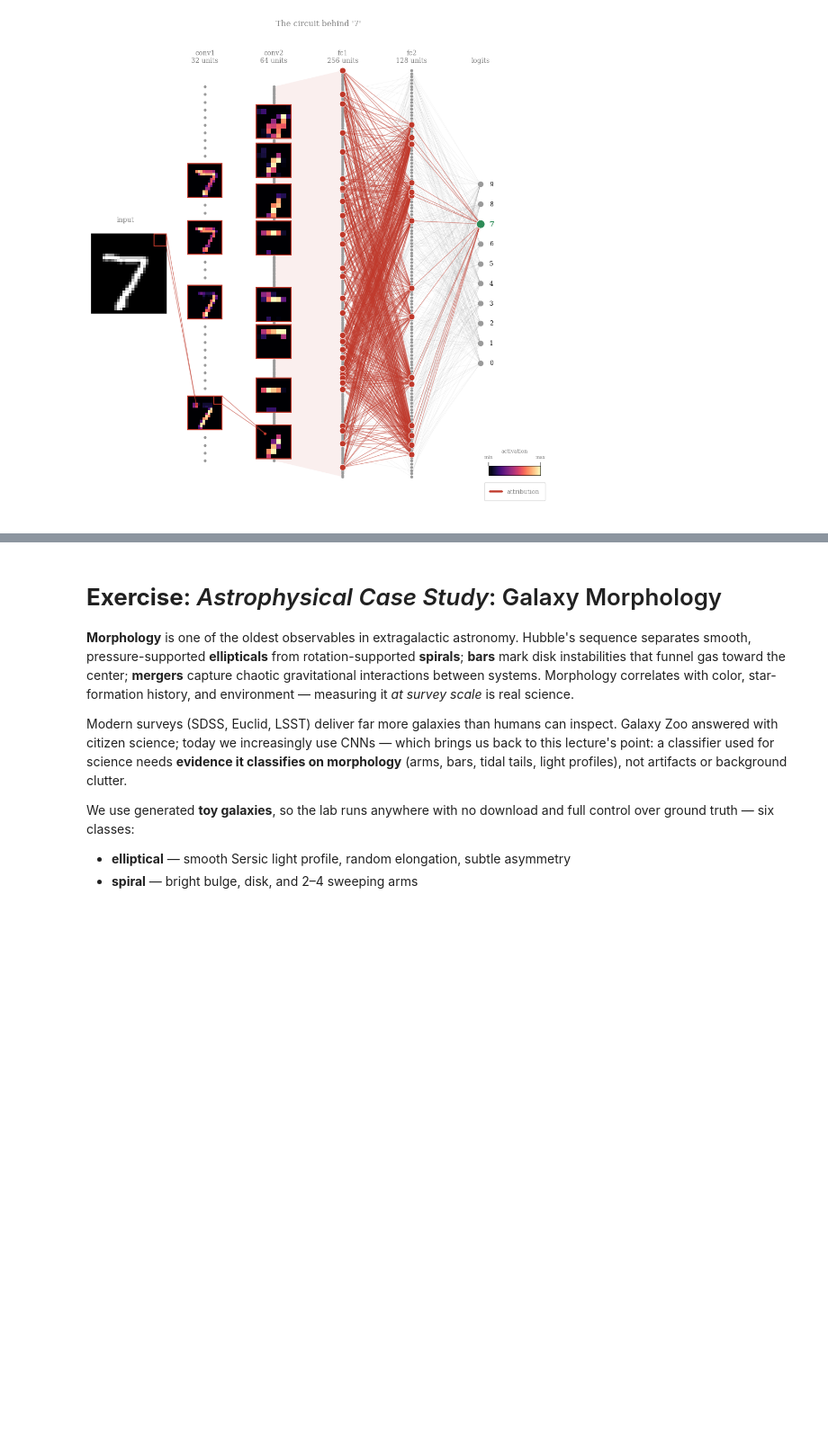
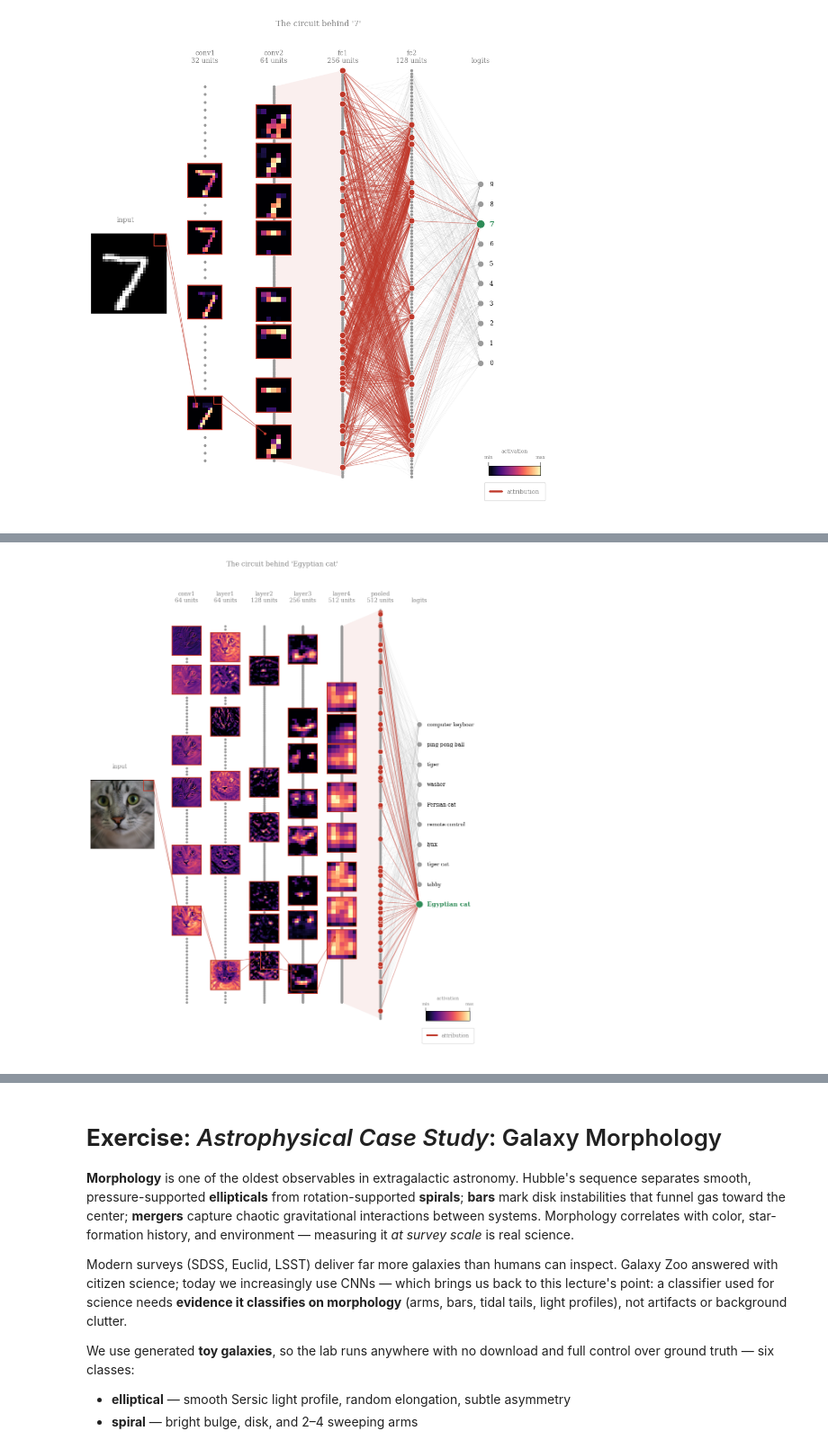
Before and after one commit to AstroStat-Academy/astrostat-school-7, a Jupyter notebook: NN_Explainability/NN_explainability.ipynb, the cells around one changed output, grey strips where cells are left out. Shown at 90% size. Cells and saved outputs as stored; diff of their text form; code cells hidden in the pictures; blank space fills up the shorter version.

```diff
--- a/NN_Explainability/NN_explainability.ipynb
+++ b/NN_Explainability/NN_explainability.ipynb
@@ -1150,3 +1182,31 @@ tops = draw_circuit(stages, logits_vec, p, CLASS_NAMES, img,
+# %%
+# ---- circuit for one of the loaded ImageNet photos (pick any of the 5) ------
+ANIMAL = "Egyptian cat"   # <- "Maltese dog", "Egyptian cat", "goldfish", "toucan", "zebra"
+
+idx = imagenet_true_labels.index(IMAGENET_CLASS_NAMES.index(ANIMAL))
+x = imagenet_examples[idx].unsqueeze(0)              # (1, 3, 224, 224)
+
+# forward pass through ResNet-18, keeping each stage's output so autograd can
+# score it (gradient x activation) -- exactly like the MNIST stages
+m = imagenet_model
+c1 = m.relu(m.bn1(m.conv1(x)))                       # (1,  64, 112, 112) -- stem conv
+z  = m.maxpool(c1)                                   # (1,  64,  56,  56)
+a1 = m.layer1(z)                                     # (1,  64,  56,  56)
+a2 = m.layer2(a1)                                    # (1, 128,  28,  28)
+a3 = m.layer3(a2)                                    # (1, 256,  14,  14)
+a4 = m.layer4(a3)                                    # (1, 512,   7,   7)
+pooled = m.avgpool(a4).flatten(1)                    # (1, 512) -- flattened feature vector
+logits_vec = m.fc(pooled)[0]                         # (1000,)
+p = logits_vec.argmax().item()                       # predicted class
+
+# stem conv + four residual blocks + the flattened dense layer, then -> logits
+stages = [("conv1", c1), ("layer1", a1), ("layer2", a2), ("layer3", a3), ("layer4", a4), ("pooled", pooled)]
+top_k = [6,6,6,8,8,40]                           # top units to keep per stage
+
+tops = draw_circuit(stages, logits_vec, p, IMAGENET_CLASS_NAMES, x[0],
+                    input_display=imagenet_display_img(x[0]), top_k=top_k)
+# %% [output]
+[figure, added]
 # %% [markdown]
 <div style="border-left: 4px solid #4CAF50; padding-left: 1em; padding-top: 1em; padding-bottom: 1em; margin: 1em 0; background: #e8f5e9; color: #1a1a1a; box-sizing: border-box; max-width: 100%; overflow-wrap: break-word;">
 
```
Also changed, not shown: parts of 42 cells of this notebook.
